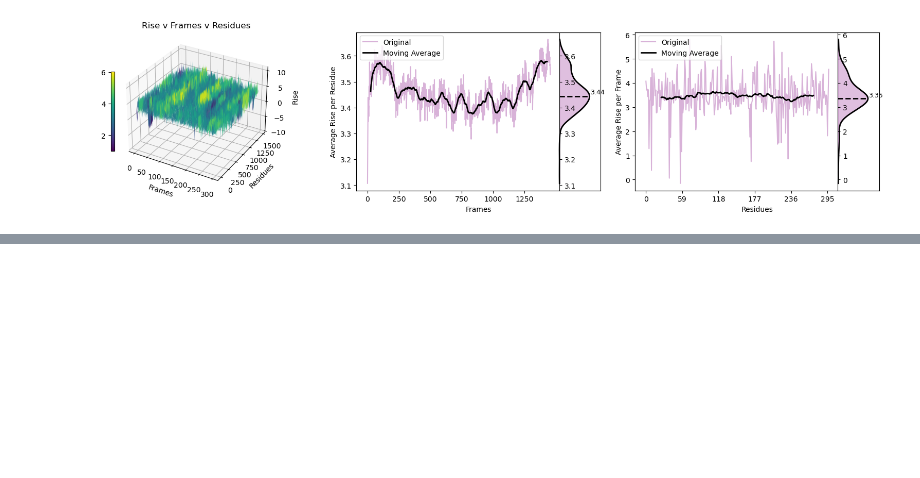
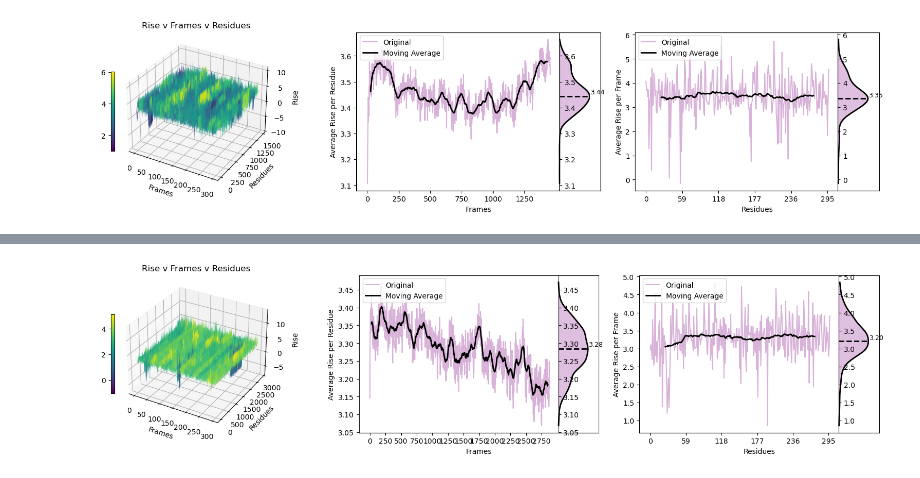
Before and after one commit to sudhishgupta/CG-DNA-PARAM, a Jupyter notebook: plotting/make_figure1.ipynb, the cells around one changed output, grey strips where cells are left out. Cells and saved outputs as stored; diff of their text form; code cells hidden in the pictures; blank space fills up the shorter version.

```diff
--- a/plotting/make_figure1.ipynb
+++ b/plotting/make_figure1.ipynb
@@ -170,0 +180,4 @@ make_figure1(pos_rise,'Rise')
+# %%
+make_figure1(noc_rise,'Rise')                     #(data,'param_name')
+# %% [output]
+[figure, added]
```
Also changed, not shown: parts of 5 cells of this notebook.
